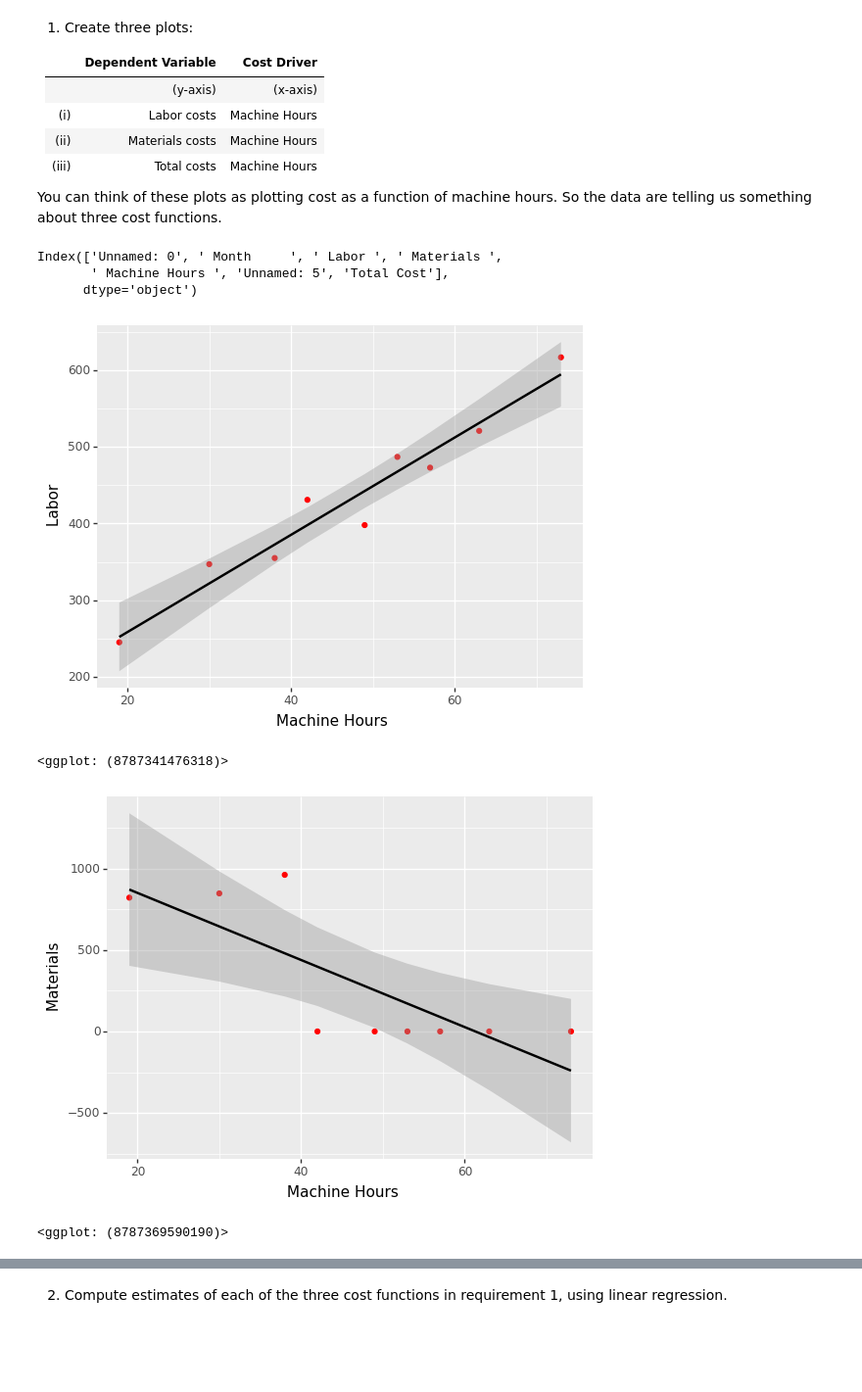
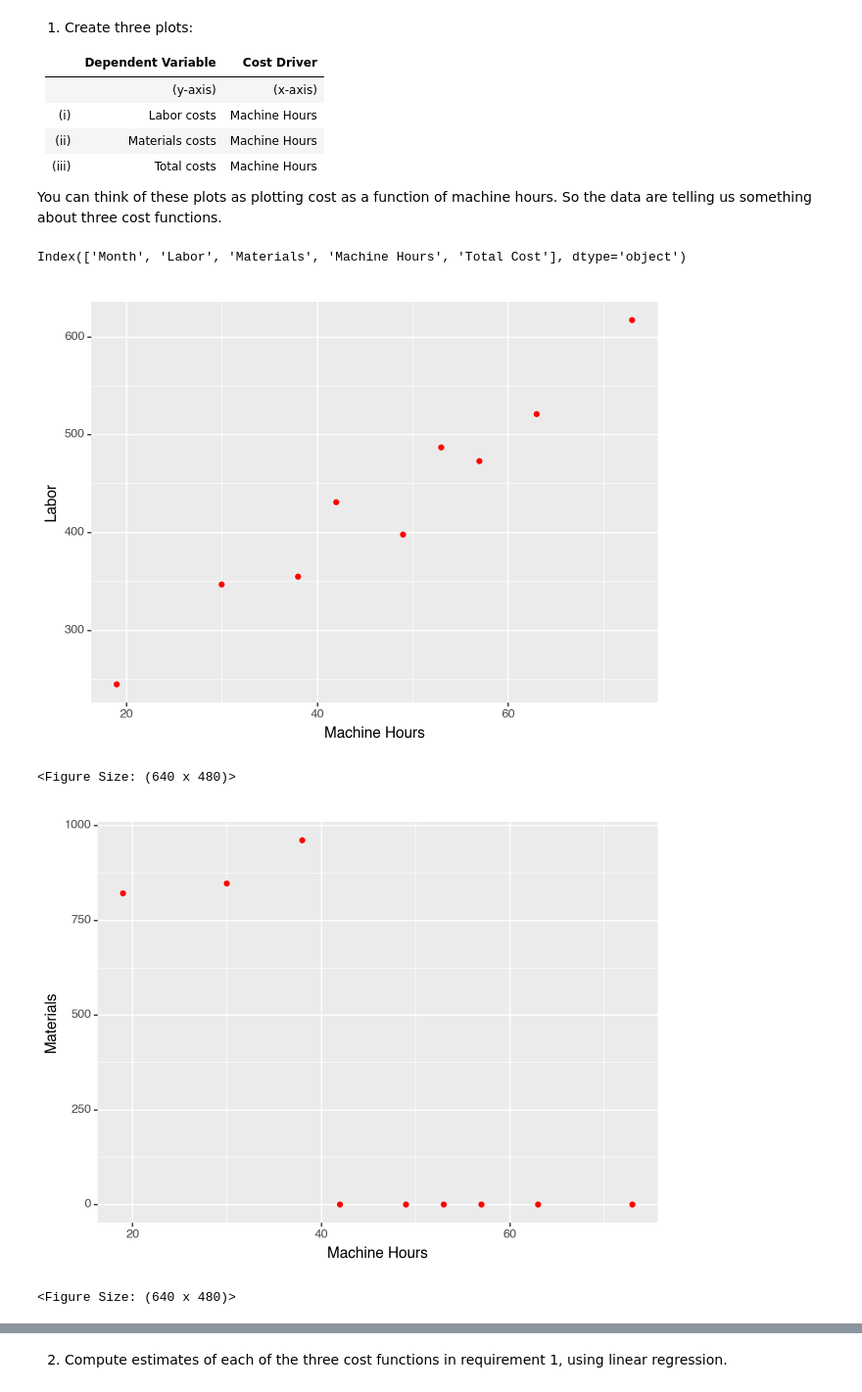
Before and after one commit to ArthurHowardMorris/ArthurHowardMorris.github.io, a Jupyter notebook: assets/slides/acct3210/S3/Lecture3CostEstimation.ipynb, the cells around one changed output, grey strips where cells are left out. Shown at 98% size. Cells and saved outputs as stored; diff of their text form; code cells hidden in the pictures; blank space fills up the shorter version.

```diff
--- a/assets/slides/acct3210/S3/Lecture3CostEstimation.ipynb
+++ b/assets/slides/acct3210/S3/Lecture3CostEstimation.ipynb
@@ -192,30 +163,27 @@ So the data are telling us something about three cost functions.
 # %%
 import pandas as pd
 from plotnine import *
-p2df=pd.read_csv("datap2.csv",sep="|")
-p2df['Total Cost'] = p2df[' Labor '] + p2df[' Materials ']
+p2df=pd.read_csv("data2p.csv")
+p2df['Total Cost'] = p2df['Labor'] + p2df['Materials']
 p2df.columns
 # %% [output]
-Index(['Unnamed: 0', ' Month     ', ' Labor ', ' Materials ',
-       ' Machine Hours ', 'Unnamed: 5', 'Total Cost'],
-      dtype='object')
+Index(['Month', 'Labor', 'Materials', 'Machine Hours', 'Total Cost'], dtype='object')
 # %%
 (ggplot(
-    p2df, aes(x=' Machine Hours ', y=' Labor ')) +
-    geom_point(colour="red") +
-    stat_smooth(method='ols')
+    p2df, # this is the dataset
+    aes(x='Machine Hours', y='Labor')) + # aes allows us to specify the vars
+    geom_point(colour="red") # + stat_smooth(method='ols')
 )
 # %% [output]
-[figure, old version]
+[figure, new version]
-<ggplot: (8787341476318)>
+<Figure Size: (640 x 480)>
 # %%
 (ggplot(
-    p2df, aes(x=' Machine Hours ', y=' Materials ')) +
-    geom_point(colour="red") +
-    stat_smooth(method='ols')
+    p2df, aes(x='Machine Hours', y='Materials')) +
+    geom_point(colour="red") # + stat_smooth(method='ols')
 )
 # %% [output]
-[figure, old version]
+[figure, new version]
-<ggplot: (8787369590190)>
+<Figure Size: (640 x 480)>
 # %%
 (ggplot(
```
Also changed, not shown: parts of 10 cells of this notebook, 3 other files.
